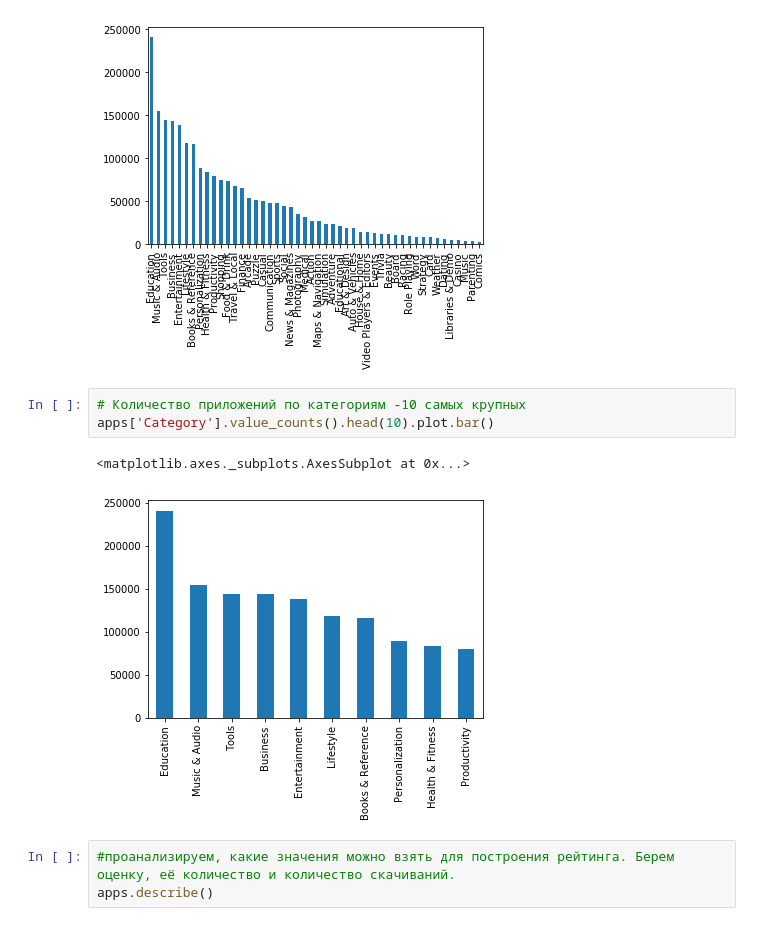
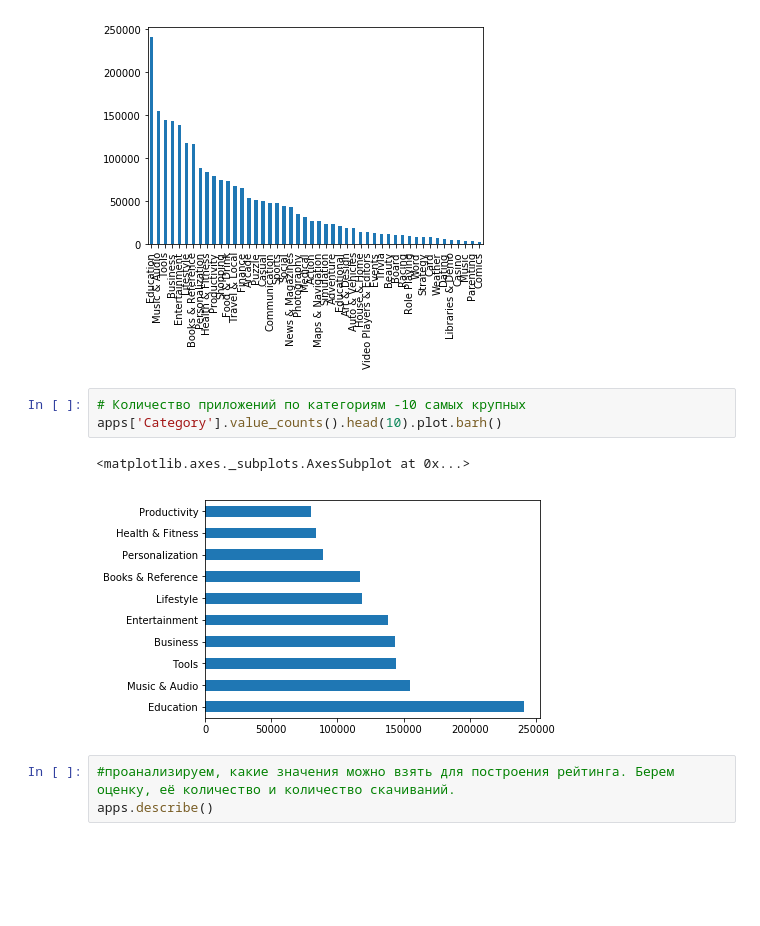
Before and after one commit to netyaga-swetlana/DA_school_Swetanet, a Jupyter notebook: GooglePlay_NetyagaS.ipynb, the cells around one changed output. Saved outputs shown, nothing was run; the diff lists cells and outputs as text; blank space fills up the shorter version.

```diff
--- a/GooglePlay_NetyagaS.ipynb
+++ b/GooglePlay_NetyagaS.ipynb
@@ -209,10 +209,10 @@ pd.value_counts(apps['Category']).plot.bar();
 [figure]
 # %%
 # Количество приложений по категориям -10 самых крупных
-apps['Category'].value_counts().head(10).plot.bar()
+apps['Category'].value_counts().head(10).plot.barh()
 # %% [output]
 <matplotlib.axes._subplots.AxesSubplot at 0x...>
-[figure, old version]
+[figure, new version]
 # %%
 #проанализируем, какие значения можно взять для построения рейтинга. Берем оценку, её количество и количество скачиваний.
 apps.describe()
```
Also changed, not shown: parts of 9 cells of this notebook.
